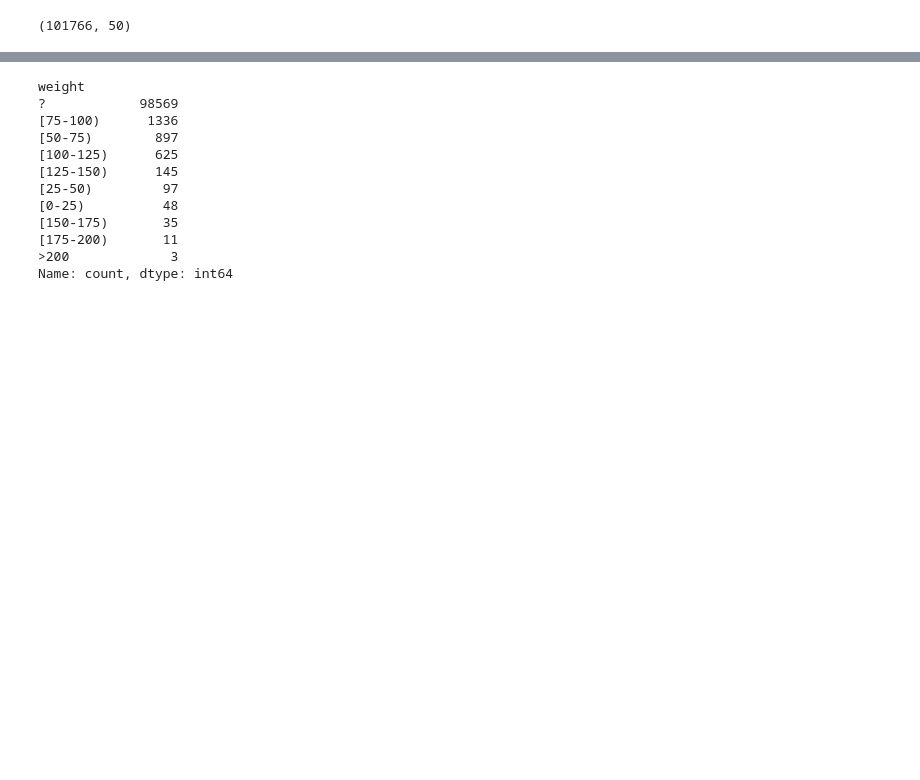
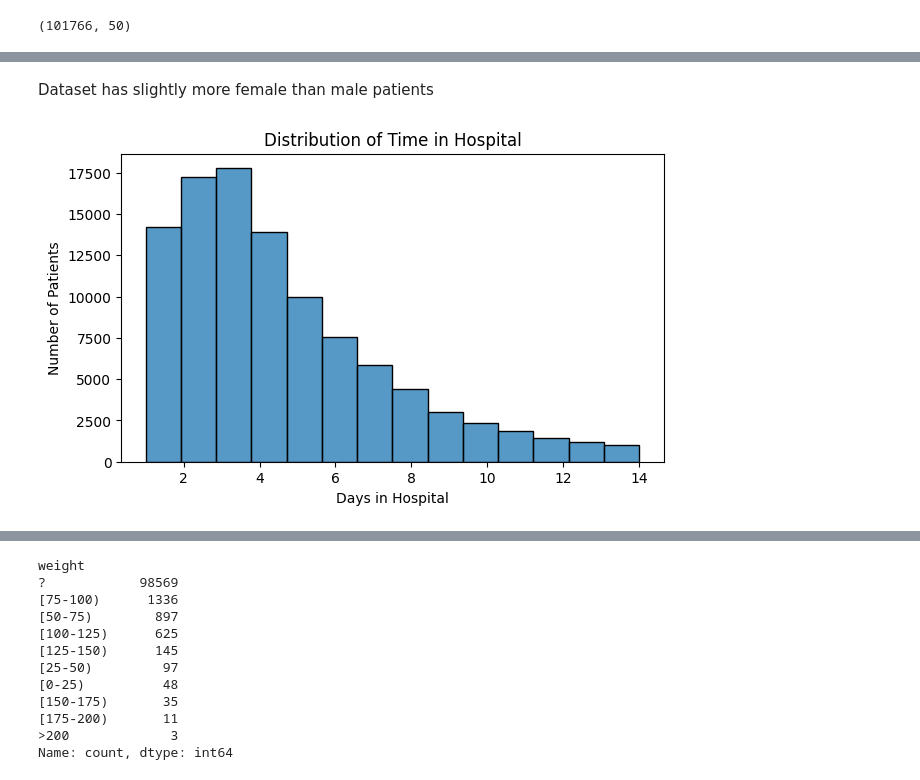
Before and after one commit to samirakhalil1993/readmission-hospital-analysis, a Jupyter notebook: notebooks/eda.ipynb, the cells around one changed output, grey strips where cells are left out. Saved outputs shown, nothing was run; the diff lists cells and outputs as text; code cells hidden in the pictures; blank space fills up the shorter version.

```diff
--- a/notebooks/eda.ipynb
+++ b/notebooks/eda.ipynb
@@ -55,0 +132,14 @@ memory usage: 38.8+ MB
+# %% [markdown]
+Dataset has slightly more female than male patients
+# %%
+# Visualize length of hospital stay
+plt.figure(figsize=(7,4))
+sns.histplot(df["time_in_hospital"], bins=14)
+
+plt.title("Distribution of Time in Hospital")
+plt.xlabel("Days in Hospital")
+plt.ylabel("Number of Patients")
+
+plt.show()
+# %% [output]
+[figure, added]
```
Also changed, not shown: parts of 35 cells of this notebook.
